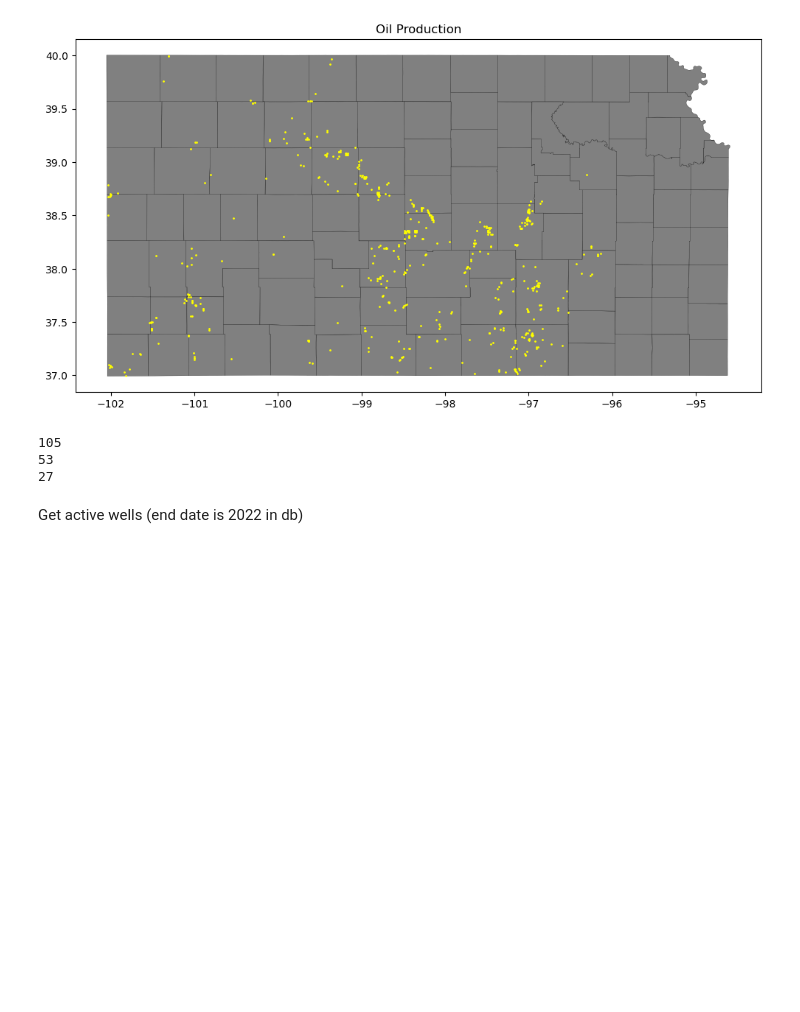
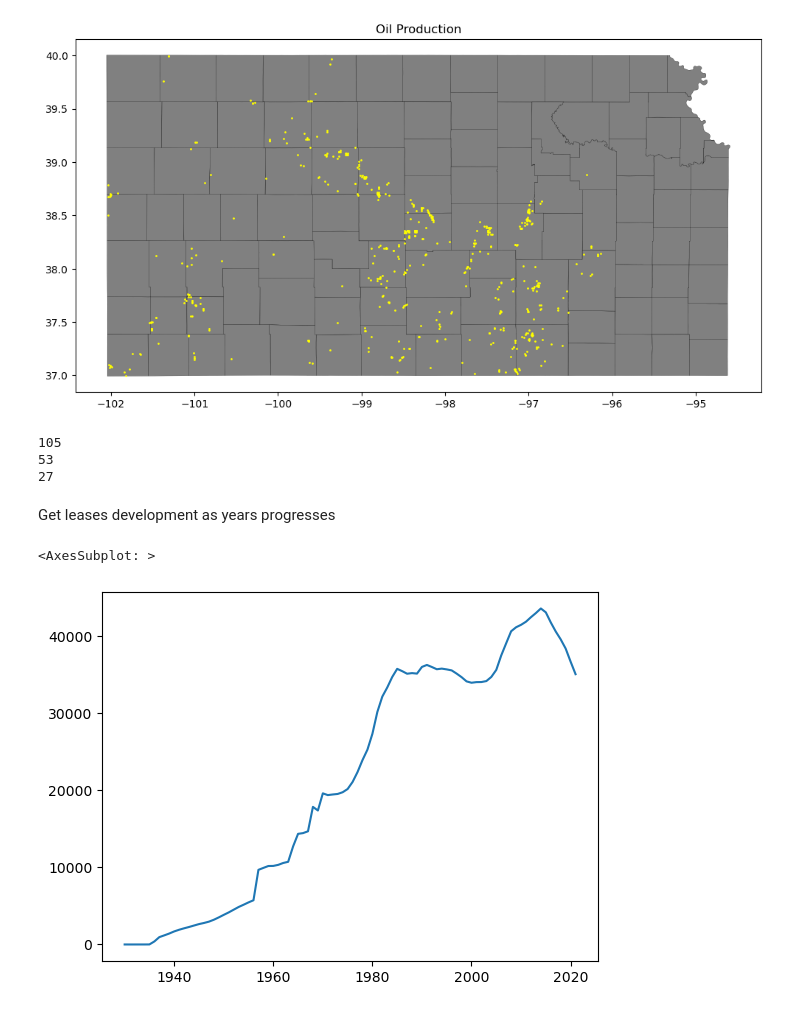
Before and after one commit to Energy-DVA/energy, a Jupyter notebook: _1_analysis/eda.ipynb, the cells around one changed output. Drawn from its saved outputs; the diff is of its cells as text; code cells hidden in the pictures; blank space fills up the shorter version.

```diff
--- a/_1_analysis/eda.ipynb
+++ b/_1_analysis/eda.ipynb
@@ -246,5 +246,31 @@ print(pd.unique(top_gas_leases['NAME']).size)
 105
 53
 27
-# %% [markdown]
-Get active wells (end date is 2022 in db)
+# %% [markdown]
+Get leases development as years progresses
+# %%
+s = select(func.min(lease.c.YEAR_START), func.max(lease.c.YEAR_START), func.min(lease.c.YEAR_STOP), func.max(lease.c.YEAR_STOP))
+years = np.array(pd.read_sql(s, engine))
+years = np.arange(years.min(), years.max())
+
+def get_specific_year(year):
+    s = select(
+            [
+                lease.c.LEASE_KID,
+                lease.c.PRODUCES,
+                lease.c.YEAR_START,
+                lease.c.YEAR_STOP,
+                lease.c.LATITUDE,
+                lease.c.LONGITUDE
+
+            ]
+        ).where(and_(lease.c.PRODUCTION != None, int(year) >= lease.c.YEAR_START, int(year) <= lease.c.YEAR_STOP))
+    return pd.read_sql(s, engine)
+# %%
+num_leases = []
+for year in years:
+   num_leases.append(get_specific_year(year)["LEASE_KID"].count())
+sns.lineplot(x=years, y=num_leases)
+# %% [output]
+<AxesSubplot: >
+[figure, added]
```
Also changed, not shown: parts of 2 cells of this notebook, 1 other file.
